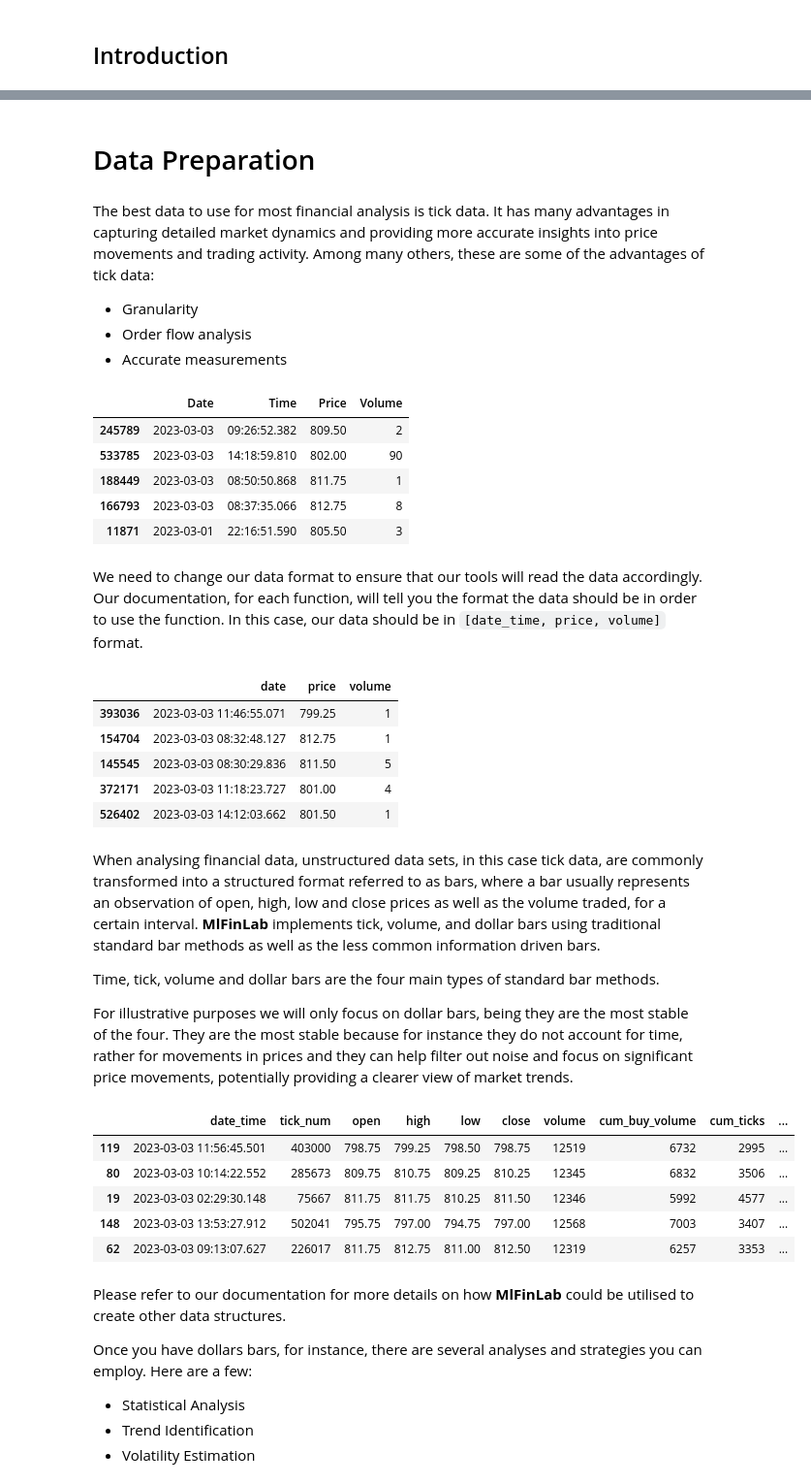
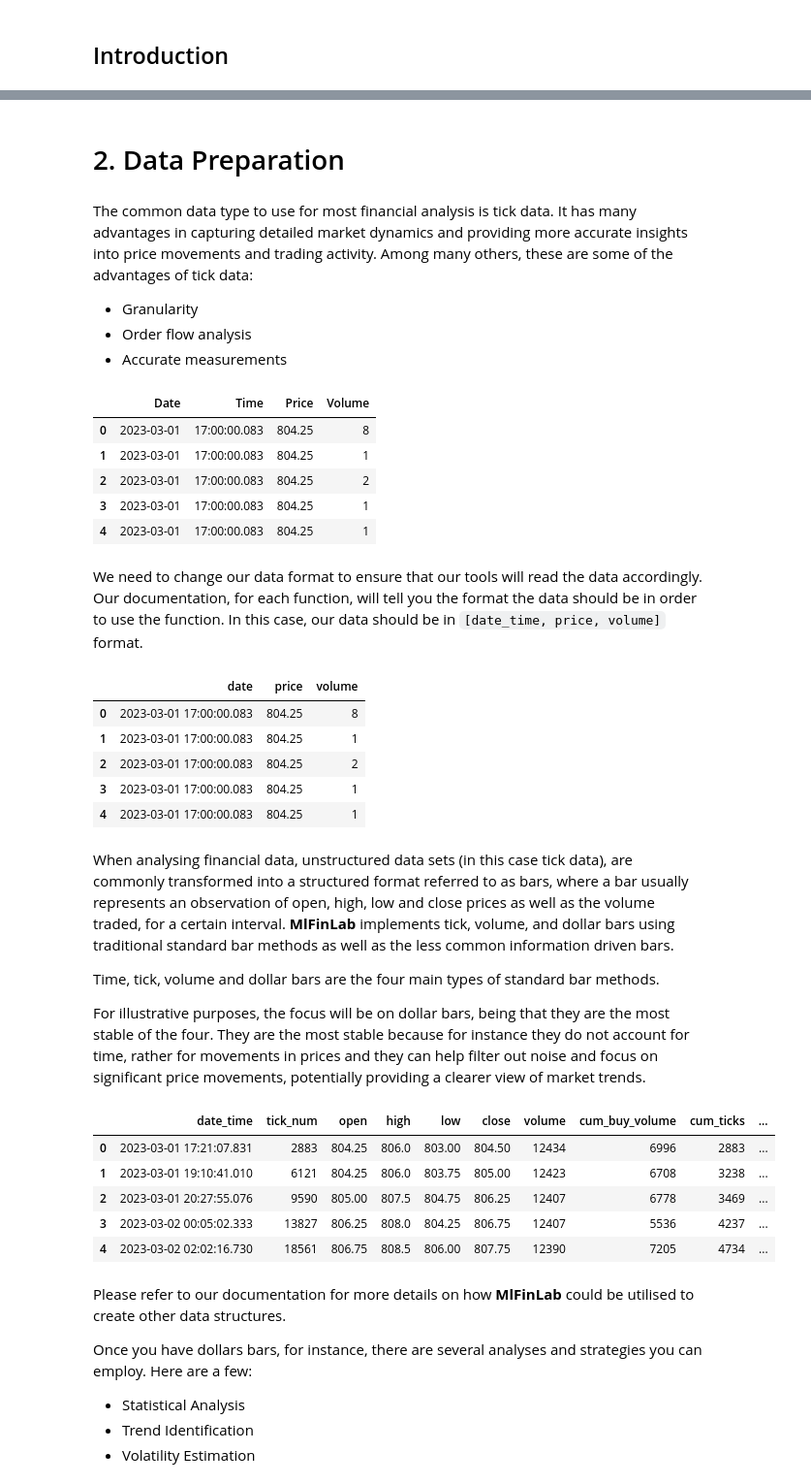
Before and after one commit to hudson-and-thames/example-notebooks, a Jupyter notebook: Getting started/Getting-started.ipynb, the cells around one changed output, grey strips where cells are left out. Shown at 97% size. Drawn from its saved outputs; the diff is of its cells as text; code cells hidden in the pictures.

```diff
--- a/Getting started/Getting-started.ipynb
+++ b/Getting started/Getting-started.ipynb
@@ -69,9 +59,9 @@ from sklearn.utils import resample, shuffle
 from statsmodels.graphics.tsaplots import plot_acf, plot_pacf
 import yfinance as yf
 # %% [markdown]
-# Data Preparation
+# 2. Data Preparation
 # %% [markdown]
-The best data to use for most financial analysis is tick data. It has many advantages in capturing detailed market dynamics and providing more accurate insights into price movements and trading activity. Among many others, these are some of the advantages of tick data:
+The common data type to use for most financial analysis is tick data. It has many advantages in capturing detailed market dynamics and providing more accurate insights into price movements and trading activity. Among many others, these are some of the advantages of tick data:
 
 - Granularity
 - Order flow analysis
@@ -80,12 +70,12 @@ The best data to use for most financial analysis is tick data. It has many advan
 # Import tick data
 url = "https://raw.githubusercontent.com/hudson-and-thames/example-data/main/tick_data.csv"
 data = pd.read_csv(url)
-data.sample(5)
+data.head(5)
 # %% [output]
 |  | Date | Time | Price | Volume |
-| 245789 | 2023-03-03 | 09:26:52.382 | 809.50 | 2 |
-| 533785 | 2023-03-03 | 14:18:59.810 | 802.00 | 90 |
-| 188449 | 2023-03-03 | 08:50:50.868 | 811.75 | 1 |
-| 166793 | 2023-03-03 | 08:37:35.066 | 812.75 | 8 |
-| 11871 | 2023-03-01 | 22:16:51.590 | 805.50 | 3 |
+| 0 | 2023-03-01 | 17:00:00.083 | 804.25 | 8 |
+| 1 | 2023-03-01 | 17:00:00.083 | 804.25 | 1 |
+| 2 | 2023-03-01 | 17:00:00.083 | 804.25 | 2 |
+| 3 | 2023-03-01 | 17:00:00.083 | 804.25 | 1 |
+| 4 | 2023-03-01 | 17:00:00.083 | 804.25 | 1 |
 # %%
@@ -96,36 +87,36 @@ new_data.columns = ["date", "price", "volume"]
 # %% [markdown]
 We need to change our data format to ensure that our tools will read the data accordingly. Our documentation, for each function, will tell you the format the data should be in order to use the function. In this case, our data should be in `[date_time, price, volume]` format.
 # %%
-new_data.sample(5)
+new_data.head(5)
 # %% [output]
 |  | date | price | volume |
-| 393036 | 2023-03-03 11:46:55.071 | 799.25 | 1 |
-| 154704 | 2023-03-03 08:32:48.127 | 812.75 | 1 |
-| 145545 | 2023-03-03 08:30:29.836 | 811.50 | 5 |
-| 372171 | 2023-03-03 11:18:23.727 | 801.00 | 4 |
-| 526402 | 2023-03-03 14:12:03.662 | 801.50 | 1 |
+| 0 | 2023-03-01 17:00:00.083 | 804.25 | 8 |
+| 1 | 2023-03-01 17:00:00.083 | 804.25 | 1 |
+| 2 | 2023-03-01 17:00:00.083 | 804.25 | 2 |
+| 3 | 2023-03-01 17:00:00.083 | 804.25 | 1 |
+| 4 | 2023-03-01 17:00:00.083 | 804.25 | 1 |
 # %% [markdown]
-When analysing financial data, unstructured data sets, in this case tick data, are commonly transformed into a structured format referred to as bars, where a bar usually represents an observation of open, high, low and close prices as well as the volume traded, for a certain interval. <b>MlFinLab</b> implements tick, volume, and dollar bars using traditional standard bar methods as well as the less common information driven bars.
+When analysing financial data, unstructured data sets (in this case tick data), are commonly transformed into a structured format referred to as bars, where a bar usually represents an observation of open, high, low and close prices as well as the volume traded, for a certain interval. <b>MlFinLab</b> implements tick, volume, and dollar bars using traditional standard bar methods as well as the less common information driven bars.
 
 Time, tick, volume and dollar bars are the four main types of standard bar methods.
 
-For illustrative purposes we will only focus on dollar bars, being they are the most stable of the four. They are the most stable because for instance they do not account for time, rather for movements in prices and they can help filter out noise and focus on significant price movements, potentially providing a clearer view of market trends.
+For illustrative purposes, the focus will be  on dollar bars, being that they are the most stable of the four. They are the most stable because for instance they do not account for time, rather for movements in prices and they can help filter out noise and focus on significant price movements, potentially providing a clearer view of market trends.
 # %%
 from mlfinlab.data_structures import standard_data_structures
 from mlfinlab.sampling import concurrent, bootstrapping
 # %%
 # Dollar Bars
 dollar_bars = standard_data_structures.get_dollar_bars(
     new_data, threshold=10000000, batch_size=10000, verbose=False
 )
-dollar_bars.sample(5)
+dollar_bars.head(5)
 # %% [output]
 |  | date_time | tick_num | open | high | low | close | volume | cum_buy_volume | cum_ticks | ... |
-| 119 | 2023-03-03 11:56:45.501 | 403000 | 798.75 | 799.25 | 798.50 | 798.75 | 12519 | 6732 | 2995 | ... |
-| 80 | 2023-03-03 10:14:22.552 | 285673 | 809.75 | 810.75 | 809.25 | 810.25 | 12345 | 6832 | 3506 | ... |
-| 19 | 2023-03-03 02:29:30.148 | 75667 | 811.75 | 811.75 | 810.25 | 811.50 | 12346 | 5992 | 4577 | ... |
-| 148 | 2023-03-03 13:53:27.912 | 502041 | 795.75 | 797.00 | 794.75 | 797.00 | 12568 | 7003 | 3407 | ... |
-| 62 | 2023-03-03 09:13:07.627 | 226017 | 811.75 | 812.75 | 811.00 | 812.50 | 12319 | 6257 | 3353 | ... |
+| 0 | 2023-03-01 17:21:07.831 | 2883 | 804.25 | 806.0 | 803.00 | 804.50 | 12434 | 6996 | 2883 | ... |
+| 1 | 2023-03-01 19:10:41.010 | 6121 | 804.25 | 806.0 | 803.75 | 805.00 | 12423 | 6708 | 3238 | ... |
+| 2 | 2023-03-01 20:27:55.076 | 9590 | 805.00 | 807.5 | 804.75 | 806.25 | 12407 | 6778 | 3469 | ... |
+| 3 | 2023-03-02 00:05:02.333 | 13827 | 806.25 | 808.0 | 804.25 | 806.75 | 12407 | 5536 | 4237 | ... |
+| 4 | 2023-03-02 02:02:16.730 | 18561 | 806.75 | 808.5 | 806.00 | 807.75 | 12390 | 7205 | 4734 | ... |
 # %% [markdown]
 Please refer to our documentation for more details on how <b>MlFinLab</b> could be utilised to create other data structures.
 
```
Also changed, not shown: parts of 94 cells of this notebook.
